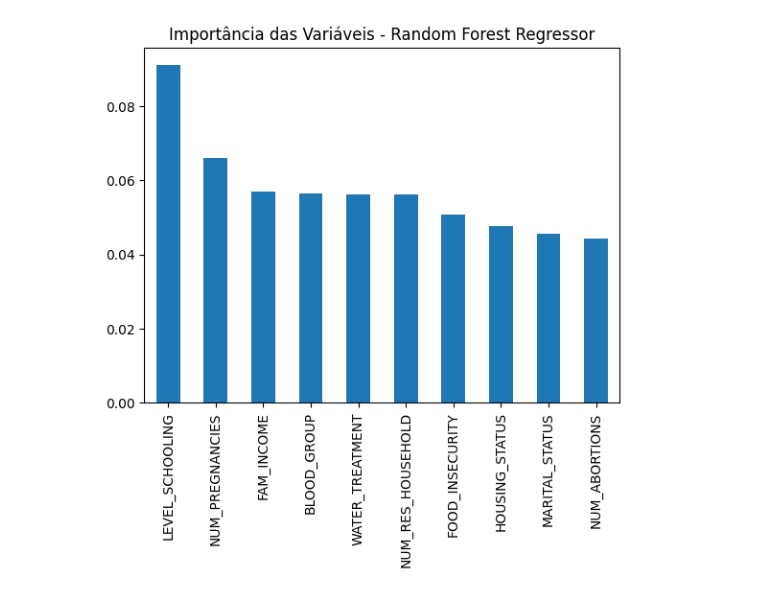
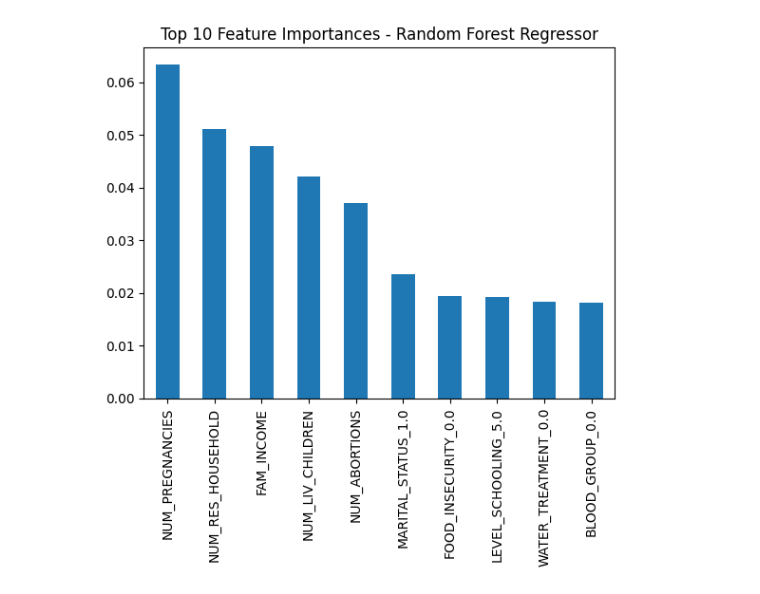
Before and after one commit to CaioCBCouto/MLProj, a Jupyter notebook: joseph.ipynb, the cells around one changed output. Cells and saved outputs as stored; diff of their text form; code cells hidden in the pictures.

```diff
--- a/joseph.ipynb
+++ b/joseph.ipynb
@@ -250,0 +79,9 @@ MAE médio (Random Forest Regressor): 2.9185317456179587
+# %%
+for col in categorical_columns:
+    df[col] = df[col].astype('category')
+
+df['VDRL_RESULT'] = df['VDRL_RESULT'].astype('int')
+
+missing_values = df.isnull().sum()
+print('Missing values in each column:')
+print(missing_values)
@@ -250,0 +131,2 @@ MAE médio (Random Forest Regressor): 2.9185317456179587
+# %%
+df_encoded = pd.get_dummies(df, columns=categorical_columns, drop_first=False)
@@ -250,0 +248,5 @@ MAE médio (Random Forest Regressor): 2.9185317456179587
+# %%
+X_reg = df_encoded.drop('AGE', axis=1)
+y_reg = df_encoded['AGE']
+# %%
+X_train_reg, X_test_reg, y_train_reg, y_test_reg = train_test_split(X_reg, y_reg, test_size=0.3, random_state=42)
@@ -267,7 +277,7 @@ MAPE: inf%
 # %%
 feature_importances_reg = pd.Series(rf_regressor.feature_importances_, index=X_train_reg.columns)
 feature_importances_reg.sort_values(ascending=False).head(10).plot(kind='bar')
-plt.title('Importância das Variáveis - Random Forest Regressor')
+plt.title('Top 10 Feature Importances - Random Forest Regressor')
 plt.show()
 # %% [output]
-[figure, old version]
+[figure, new version]
```
Also changed, not shown: parts of 44 cells of this notebook.
